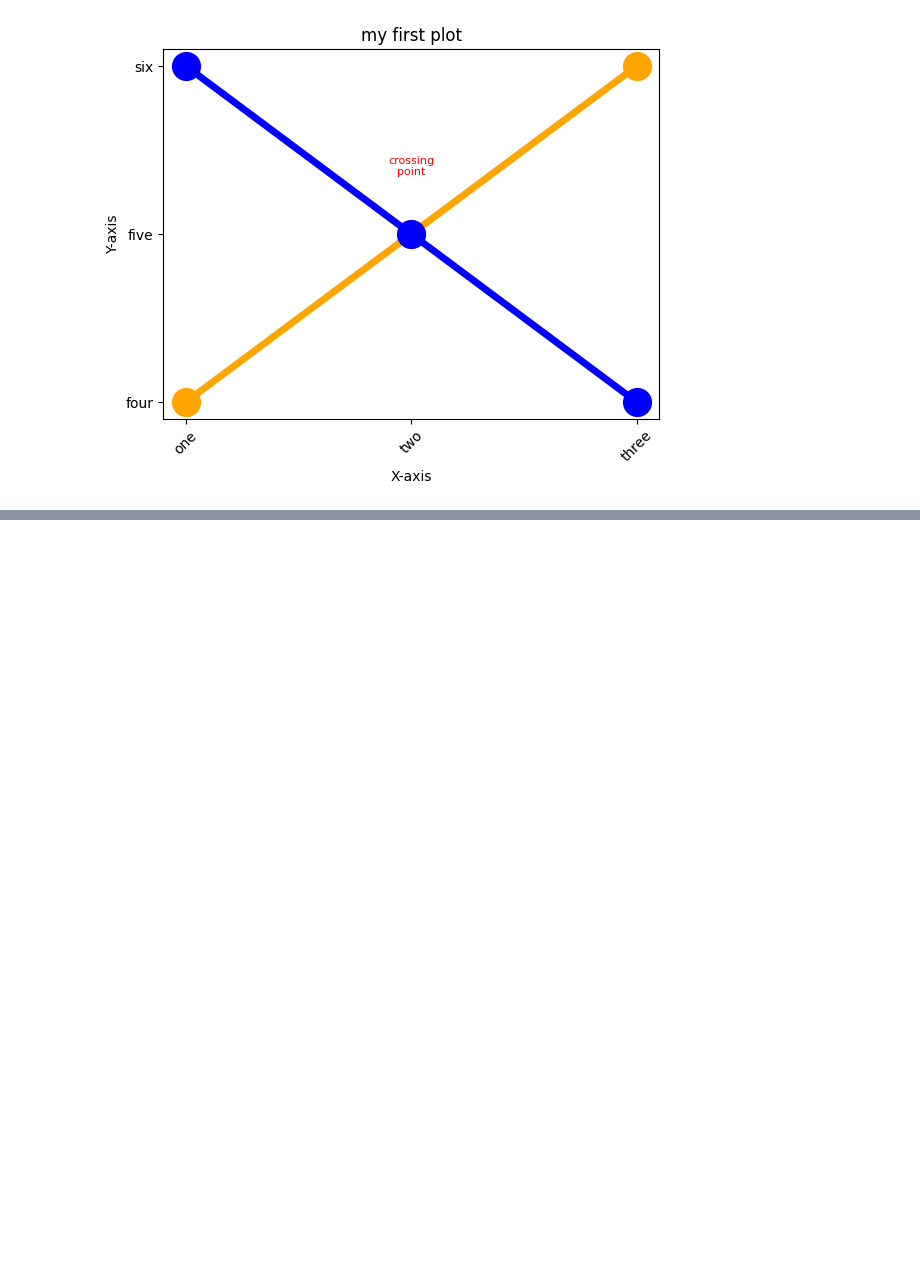
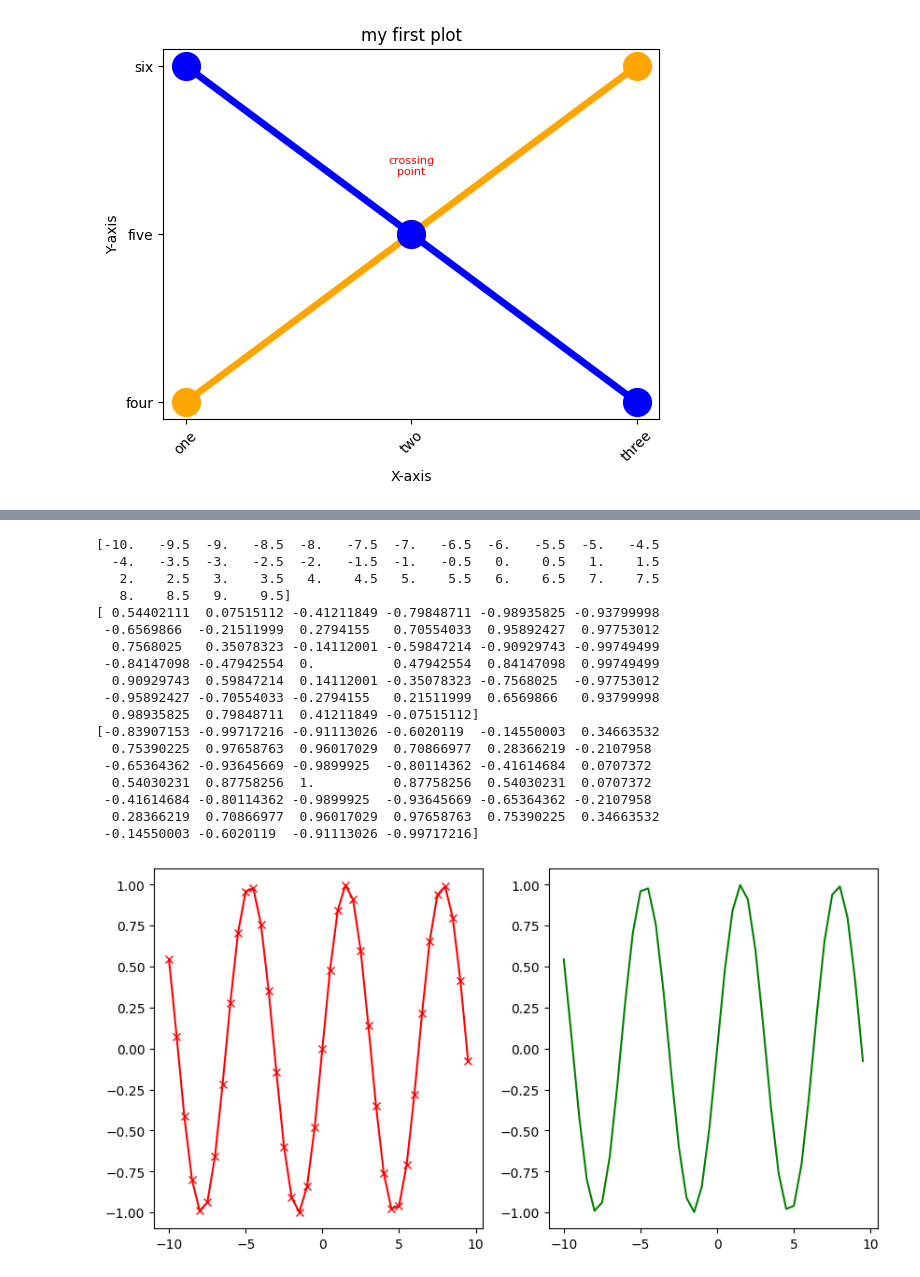
Before and after one commit to avichal077/python-data-science, a Jupyter notebook: numpy.ipynb, the cells around one changed output, grey strips where cells are left out. Saved outputs shown, nothing was run; the diff lists cells and outputs as text; code cells hidden in the pictures; blank space fills up the shorter version.

Commit message:
#16 matplotlib ,bar, hist ,plot ,scatter , pie,subplots

```diff
--- a/numpy.ipynb
+++ b/numpy.ipynb
@@ -248,0 +270,31 @@ plt.show()
+# %%
+fig, ax = plt.subplots(nrows=1, ncols=2,figsize=(10,5))
+x = np.arange(-10,10,.5)
+sine = np.sin(x)
+cosine = np.cos(x)
+print(x)
+print(sine)
+print(cosine)
+ax[0].plot(x,sine,label='sine',color='red',marker = 'x')
+ax[1].plot(x,sine,label='sine',color='green')
+plt.savefig('sin_cosine.png',dpi=300)
+# %% [output]
+[-10.   -9.5  -9.   -8.5  -8.   -7.5  -7.   -6.5  -6.   -5.5  -5.   -4.5
+  -4.   -3.5  -3.   -2.5  -2.   -1.5  -1.   -0.5   0.    0.5   1.    1.5
+   2.    2.5   3.    3.5   4.    4.5   5.    5.5   6.    6.5   7.    7.5
+   8.    8.5   9.    9.5]
+[ 0.54402111  0.07515112 -0.41211849 -0.79848711 -0.98935825 -0.93799998
+ -0.6569866  -0.21511999  0.2794155   0.70554033  0.95892427  0.97753012
+  0.7568025   0.35078323 -0.14112001 -0.59847214 -0.90929743 -0.99749499
+ -0.84147098 -0.47942554  0.          0.47942554  0.84147098  0.99749499
+  0.90929743  0.59847214  0.14112001 -0.35078323 -0.7568025  -0.97753012
+ -0.95892427 -0.70554033 -0.2794155   0.21511999  0.6569866   0.93799998
+  0.98935825  0.79848711  0.41211849 -0.07515112]
+[-0.83907153 -0.99717216 -0.91113026 -0.6020119  -0.14550003  0.34663532
+  0.75390225  0.97658763  0.96017029  0.70866977  0.28366219 -0.2107958
+ -0.65364362 -0.93645669 -0.9899925  -0.80114362 -0.41614684  0.0707372
+  0.54030231  0.87758256  1.          0.87758256  0.54030231  0.0707372
+ -0.41614684 -0.80114362 -0.9899925  -0.93645669 -0.65364362 -0.2107958
+  0.28366219  0.70866977  0.96017029  0.97658763  0.75390225  0.34663532
+ -0.14550003 -0.6020119  -0.91113026 -0.99717216]
+[figure, added]
```
Also changed, not shown: parts of 7 cells of this notebook, 2 other files.
